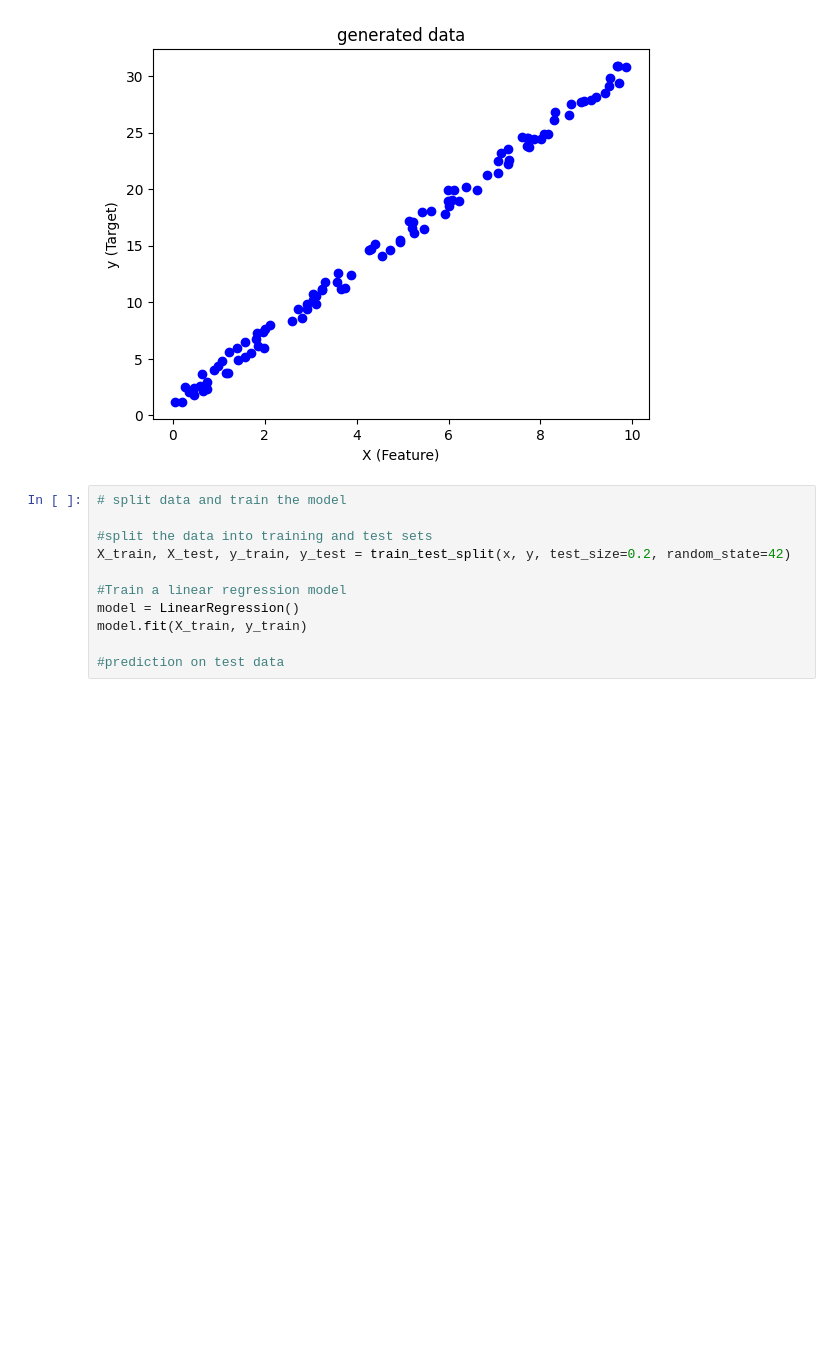
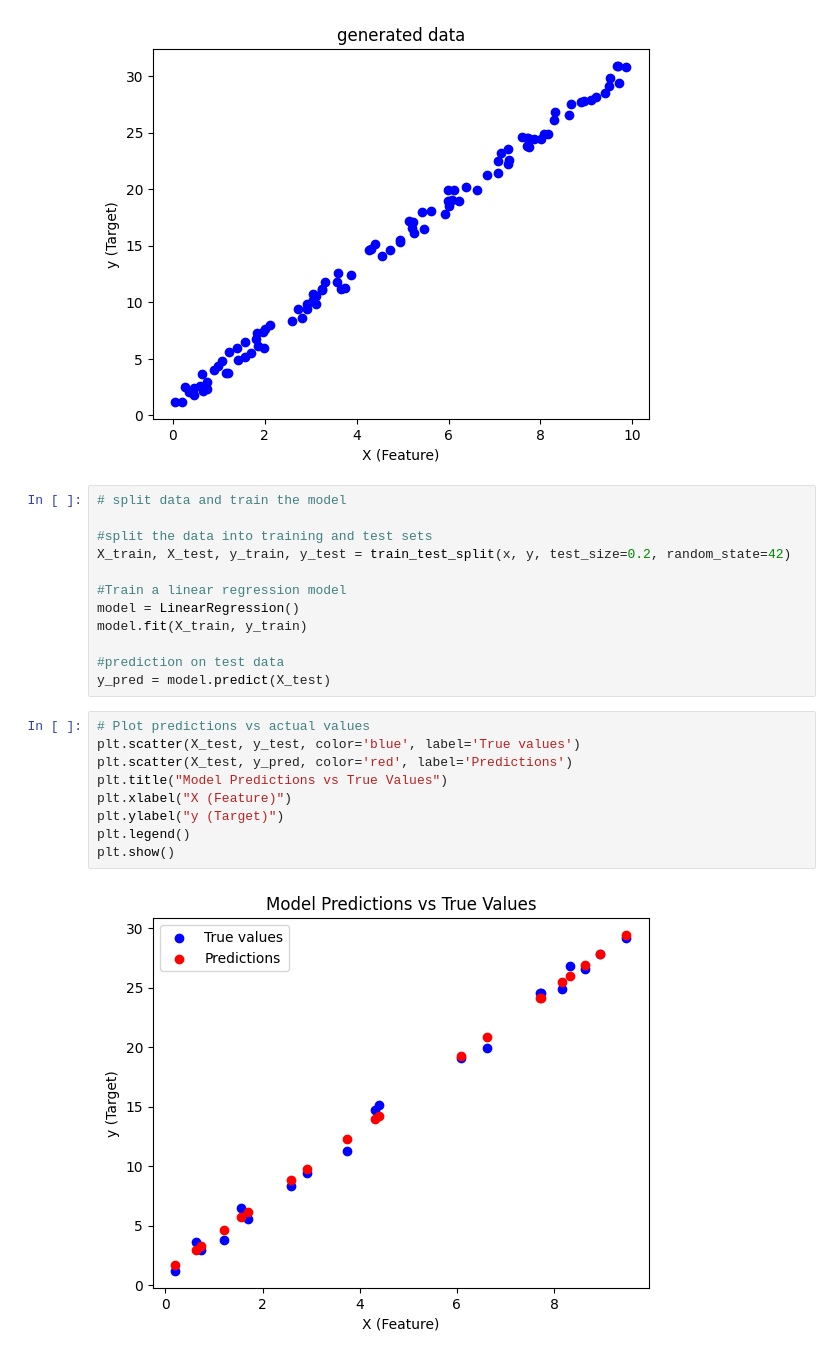
Before and after one commit to hahaem1ly/ml-project, a Jupyter notebook: simple_ml_project.ipynb, the cells around one changed output. Cells and saved outputs as stored; diff of their text form; blank space fills up the shorter version.

Commit message:
model evaluated

```diff
--- a/simple_ml_project.ipynb
+++ b/simple_ml_project.ipynb
@@ -31,3 +31,15 @@ model = LinearRegression()
 model.fit(X_train, y_train)
 
 #prediction on test data
+y_pred = model.predict(X_test)
+# %%
+# Plot predictions vs actual values
+plt.scatter(X_test, y_test, color='blue', label='True values')
+plt.scatter(X_test, y_pred, color='red', label='Predictions')
+plt.title("Model Predictions vs True Values")
+plt.xlabel("X (Feature)")
+plt.ylabel("y (Target)")
+plt.legend()
+plt.show()
+# %% [output]
+[figure, added]
```
Also changed, not shown: parts of 1 cell of this notebook.
